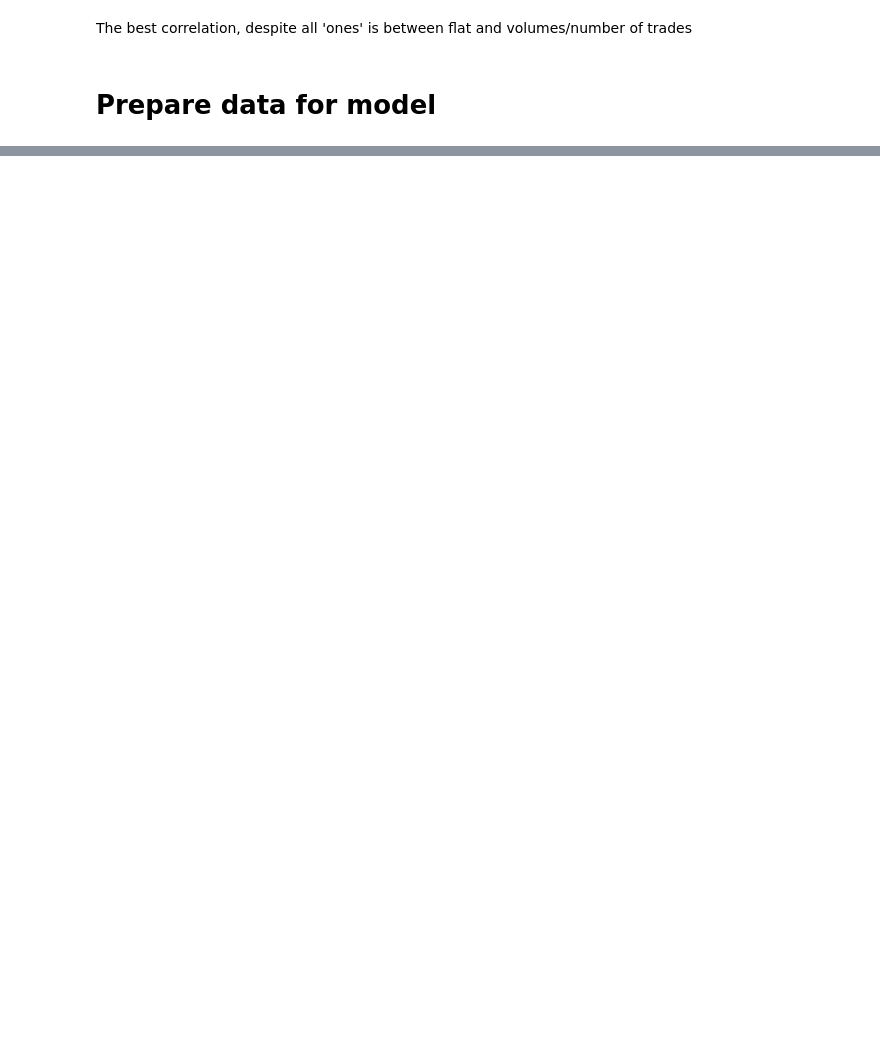
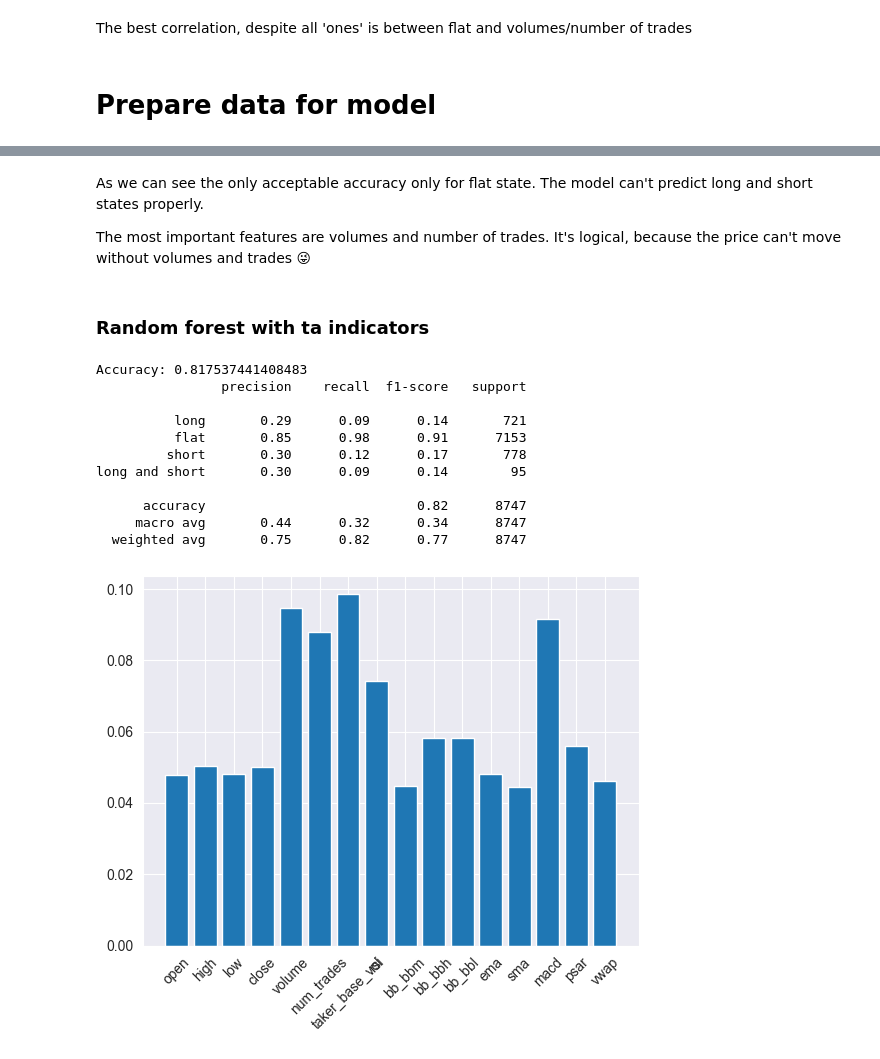
Before and after one commit to IhorRod/TechAnalysis-methods, a Jupyter notebook: notebooks/PZ2.ipynb, the cells around one changed output, grey strips where cells are left out. Cells and saved outputs as stored; diff of their text form; code cells hidden in the pictures; blank space fills up the shorter version.

```diff
--- a/notebooks/PZ2.ipynb
+++ b/notebooks/PZ2.ipynb
@@ -150,0 +253,38 @@ Here we will try to train different models and compare their results
+# %% [markdown]
+As we can see the only acceptable accuracy only for flat state. The model can't predict long and short states properly.
+
+The most important features are volumes and number of trades. It's logical, because the price can't move without volumes and trades 😜
+# %% [markdown]
+<h3>Random forest with ta indicators</h3>
+# %%
+# Train random forest model with ta indicators
+rf_classifier_ta = RandomForestClassifier(n_estimators=100, criterion='entropy', random_state=42)
+rf_classifier_ta.fit(X_train_full, y_class_train)
+
+# Predict test results
+y_pred = rf_classifier_ta.predict(X_test_full)
+
+# Check accuracy
+print(f"Accuracy: {accuracy_score(y_class_test, y_pred)}")
+
+# Check classification report
+print(classification_report(y_class_test, y_pred, target_names=class_labels))
+
+# Check feature importances
+importances = rf_classifier_ta.feature_importances_
+plt.bar(X_dataset.columns, importances)
+plt.xticks(rotation=45)
+plt.show()
+# %% [output]
+Accuracy: 0.817537441408483
+                precision    recall  f1-score   support
+
+          long       0.29      0.09      0.14       721
+          flat       0.85      0.98      0.91      7153
+         short       0.30      0.12      0.17       778
+long and short       0.30      0.09      0.14        95
+
+      accuracy                           0.82      8747
+     macro avg       0.44      0.32      0.34      8747
+  weighted avg       0.75      0.82      0.77      8747
+[figure, added]
```
Also changed, not shown: parts of 16 cells of this notebook, 1 other file.
